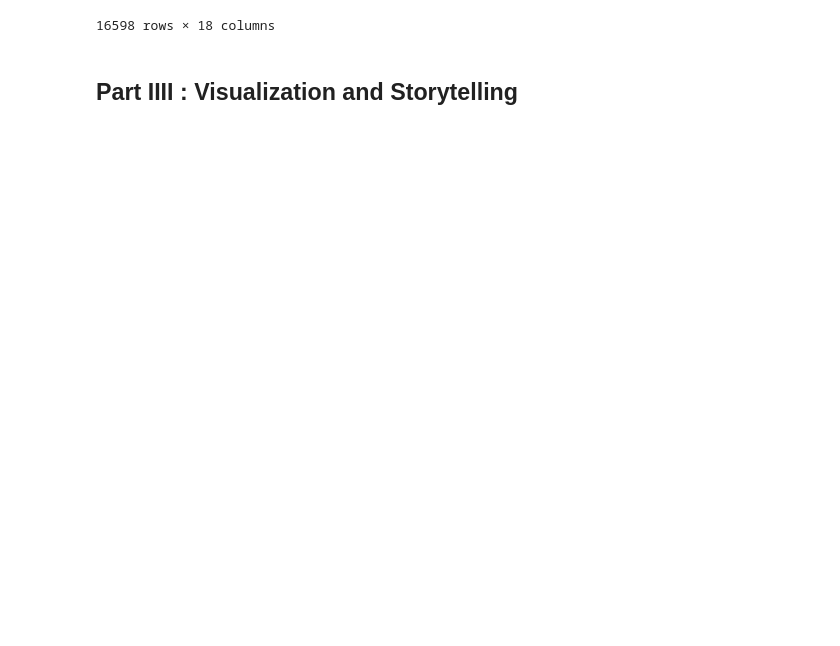
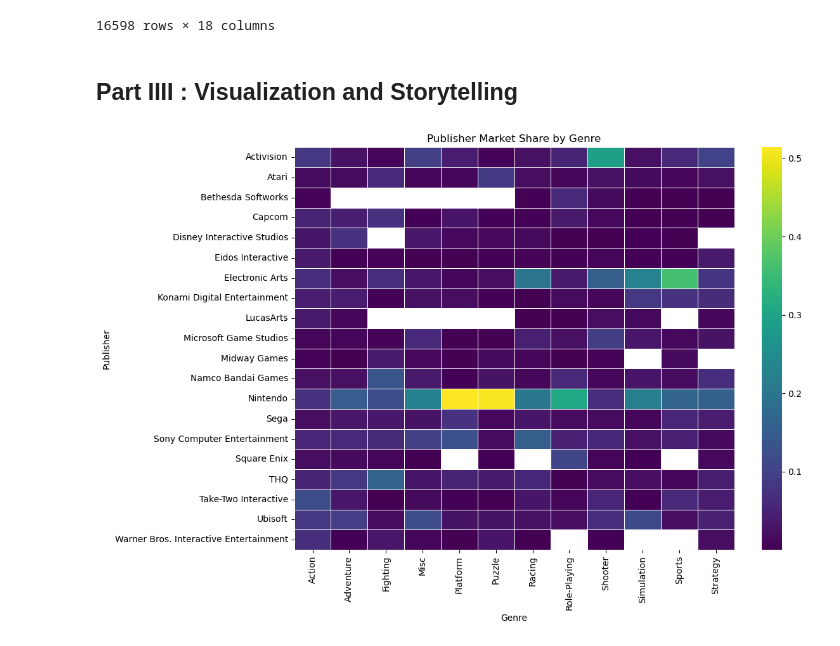
Before and after one commit to benzartimelek/Global_Video_Game_Sales_Evaluation, a Jupyter notebook: Project.ipynb, the cells around one changed output. Cells and saved outputs as stored; diff of their text form; code cells hidden in the pictures; blank space fills up the shorter version.

```diff
--- a/Project.ipynb
+++ b/Project.ipynb
@@ -2019,3 +2019,26 @@ df
 16598 rows × 18 columns
 # %% [markdown]
 ## Part IIII : Visualization and Storytelling
+# %%
+genre_totals = df.groupby('Genre')['Global_Sales'].sum()
+
+pub_gen = df.groupby(['Publisher', 'Genre'])['Global_Sales'].sum().reset_index()
+
+pub_gen['Market_Share'] = pub_gen.apply(
+    lambda row: row['Global_Sales'] / genre_totals[row['Genre']], axis=1
+)
+
+top_publishers = df.groupby('Publisher')['Global_Sales'].sum().nlargest(20).index
+pub_gen_top = pub_gen[pub_gen['Publisher'].isin(top_publishers)]
+
+heat = pub_gen_top.pivot(index='Publisher', columns='Genre', values='Market_Share')
+
+plt.figure(figsize=(12, 8))
+sns.heatmap(heat, cmap="viridis", linewidths=.5)
+plt.title("Publisher Market Share by Genre")
+plt.xlabel("Genre")
+plt.ylabel("Publisher")
+plt.tight_layout()
+plt.show()
+# %% [output]
+[figure, added]
```
Also changed, not shown: parts of 2 cells of this notebook.
